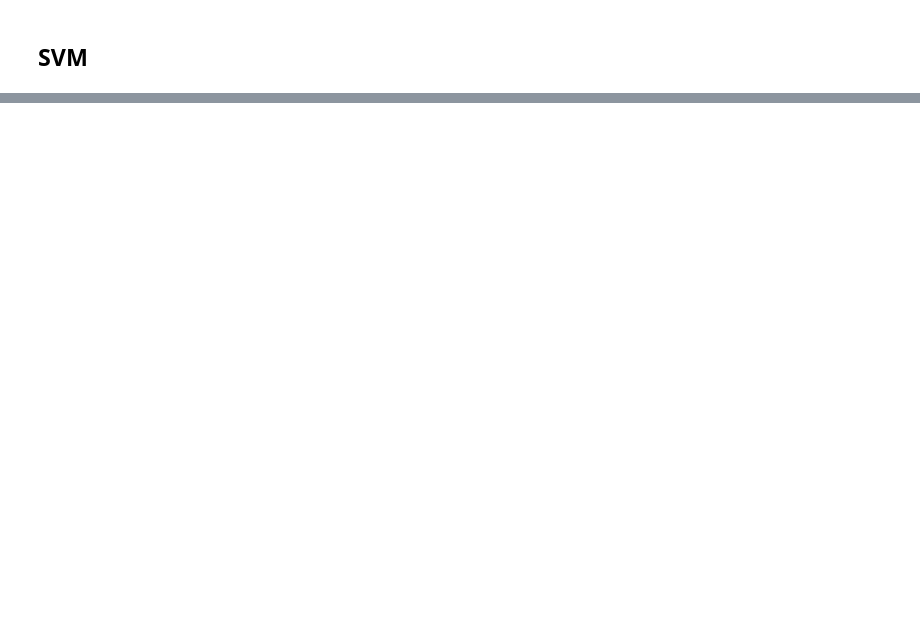
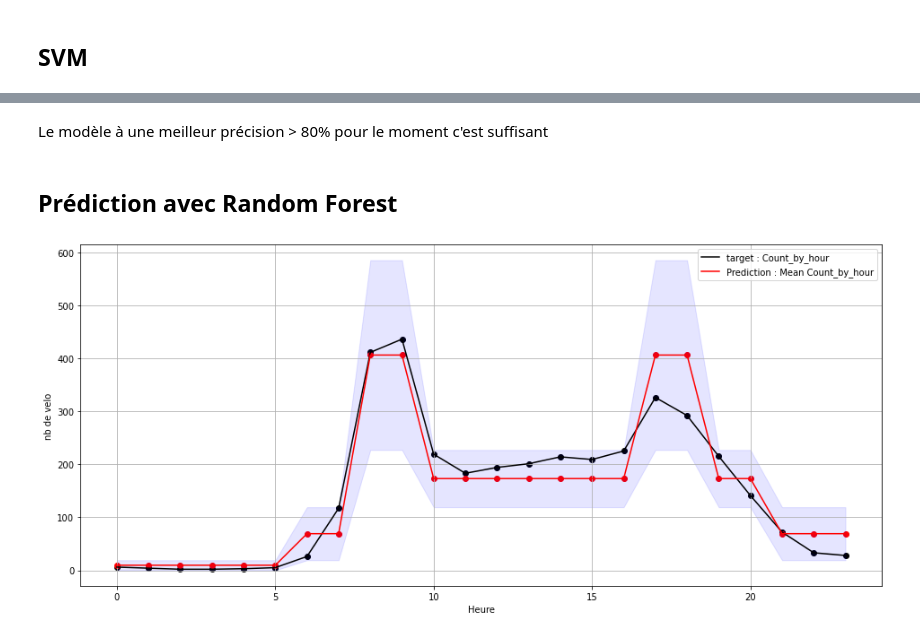
Before and after one commit to tanouar/ParisPyVelib, a Jupyter notebook: Notebook4_Modélisation.ipynb, the cells around one changed output, grey strips where cells are left out. Drawn from its saved outputs; the diff is of its cells as text; code cells hidden in the pictures; blank space fills up the shorter version.

```diff
--- a/Notebook4_Modélisation.ipynb
+++ b/Notebook4_Modélisation.ipynb
@@ -147,0 +270,4 @@ pd.crosstab(y_test, y_pred, rownames=['Classe réelle'], colnames=['Classe préd
+# %% [markdown]
+Le modèle à une meilleur précision > 80% pour le moment c'est suffisant
+# %% [markdown]
+## Prédiction avec Random Forest
@@ -147,0 +299,56 @@ pd.crosstab(y_test, y_pred, rownames=['Classe réelle'], colnames=['Classe préd
+# %%
+# selection de la date
+df_Select = df[df.M_Date_Count == Month.value]
+df_Select = df_Select[df_Select.D_Date_Count == Day.value]
+
+# selection de la target et des feats
+target_to_predict = df_Select['Count_by_hour']
+feats_to_predict = df_Select.drop(['Count_by_hour'], axis=1)
+
+# Calul des prédiction
+prediction = clf.predict(feats_to_predict)
+
+# création d'une liste avec les moyennes des classes et remplacement des moyennes dans le resultat des prédictions
+lmc = [9.5, 69, 173, 406]
+lmin = [0, 19, 119, 227]
+lmax = [19, 119, 227, 585]
+pred = []
+pred_min = []
+pred_max = []
+
+for classes in prediction:
+    if classes == 0:
+        pred.append(lmc[0])
+        pred_min.append(lmin[0])
+        pred_max.append(lmax[0])
+    if classes == 1:
+        pred.append(lmc[1])
+        pred_min.append(lmin[1])
+        pred_max.append(lmax[1])
+    if classes == 2:
+        pred.append(lmc[2])
+        pred_min.append(lmin[2])
+        pred_max.append(lmax[2])
+    if classes == 3:
+        pred.append(lmc[3])
+        pred_min.append(lmin[3])
+        pred_max.append(lmax[3])
+
+# Graphique du compteur et des prédiction
+plt.figure(figsize=(16,7))
+# graph du compteur horaire
+plt.plot(df_Select['hh'],df_Select['Count_by_hour'],color='black')
+plt.scatter(df_Select['hh'],df_Select['Count_by_hour'],color='black')
+# graph des prédiction
+plt.plot(df_Select['hh'], pred, color='red')
+plt.scatter(df_Select['hh'], pred, color='red')
+
+plt.fill_between(df_Select['hh'], pred_min, pred_max, alpha=0.1, color="blue")
+
+plt.xlabel('Heure')
+plt.ylabel('nb de velo')
+plt.legend(['target : Count_by_hour', 'Prediction : Mean Count_by_hour'])
+
+plt.grid();
+# %% [output]
+[figure, added]
```
Also changed, not shown: parts of 26 cells of this notebook.
